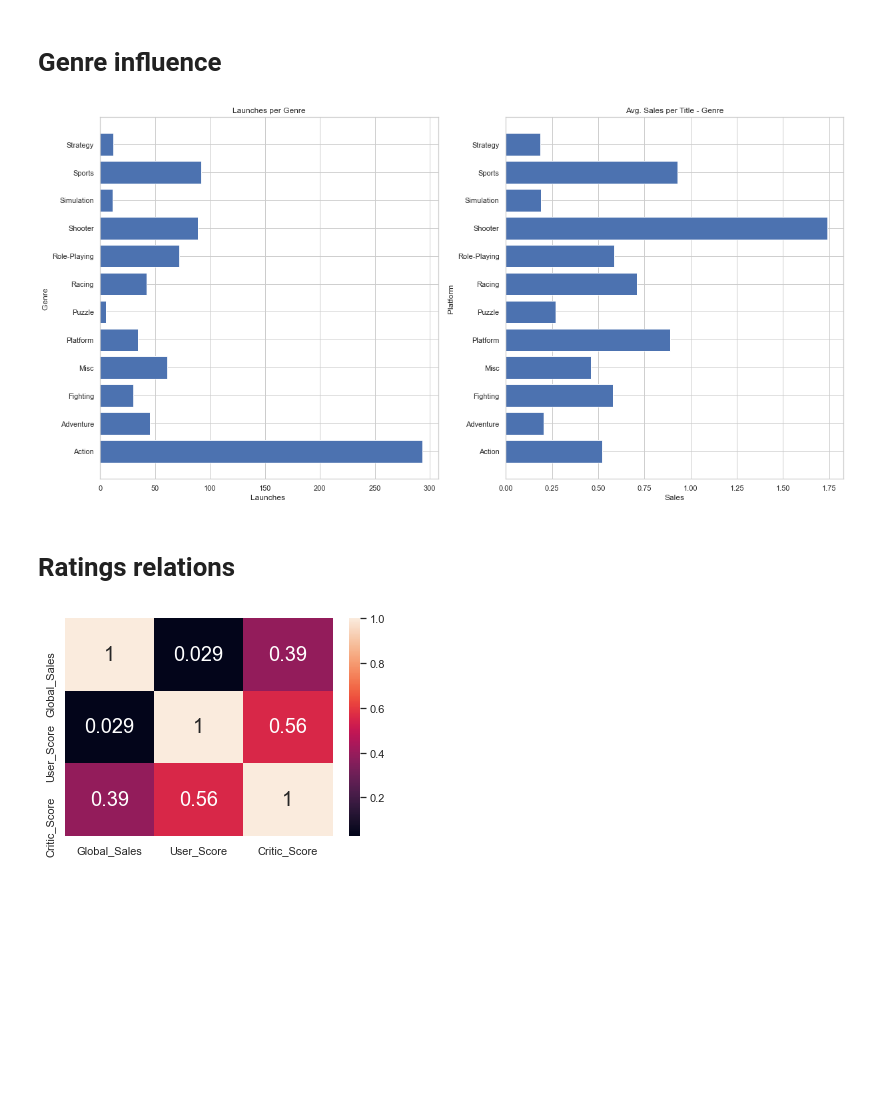
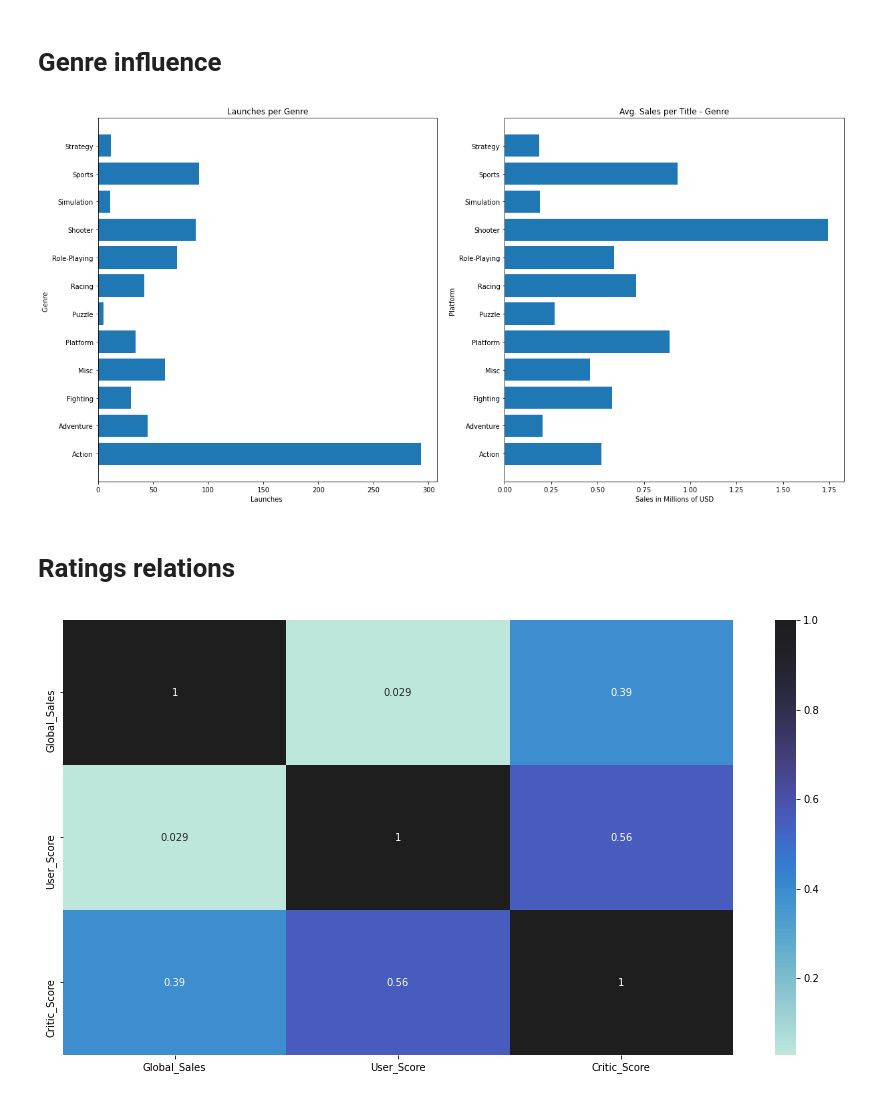
Before and after one commit to migueldf/data-storytelling, a Jupyter notebook: main.ipynb, the cells around one changed output. Cells and saved outputs as stored; diff of their text form; code cells hidden in the pictures; blank space fills up the shorter version.

```diff
--- a/main.ipynb
+++ b/main.ipynb
@@ -193,8 +249,7 @@ pie_labels = sales_by_country.index.values.tolist()
 
 plt.pie(pie_values, labels=pie_labels, autopct='%1.1f%%', shadow=True, startangle=90)
 
-plt.title("Sales by country")
-plt.rcParams.update({'font.size': 20})
+plt.title("Sales by region")
 
 plt.show()
 # %% [output]
@@ -314,7 +424,7 @@ genre_df = pd.merge(genre_df_sales,genre_df_titles)
 f = plt.figure(figsize=(20,10))
 ax = f.add_subplot(121)
 ax2 = f.add_subplot(122)
-x = np.linspace(0,4,1000)
+x = np.linspace(0,5,1000)
 
 
 ax.barh(genre_df['Genre'], genre_df['Name'])
@@ -324,20 +434,22 @@ ax.set_ylabel('Genre ')
 
 ax2.barh(genre_df['Genre'], genre_df['Global_Sales'])
 ax2.set_title("Avg. Sales per Title - Genre")
-ax2.set_xlabel('Sales')
+ax2.set_xlabel('Sales in Millions of USD')
 ax2.set_ylabel('Platform ')
 
 
 
 plt.show()
 # %% [output]
-[figure, old version]
+[figure, new version]
 # %% [markdown]
 # Ratings relations
 # %%
 score_sales_corr = last_gen_df[['Global_Sales', 'User_Score', 'Critic_Score']].corr()
 # %%
-sns.heatmap(score_sales_corr, annot=True)
+plt.figure(figsize=(15,8))
+
+sns.heatmap(score_sales_corr, annot=True, center=1)
 plt.show()
 # %% [output]
-[figure, old version]
+[figure, new version]
```
Also changed, not shown: parts of 13 cells of this notebook, 1 other file.
